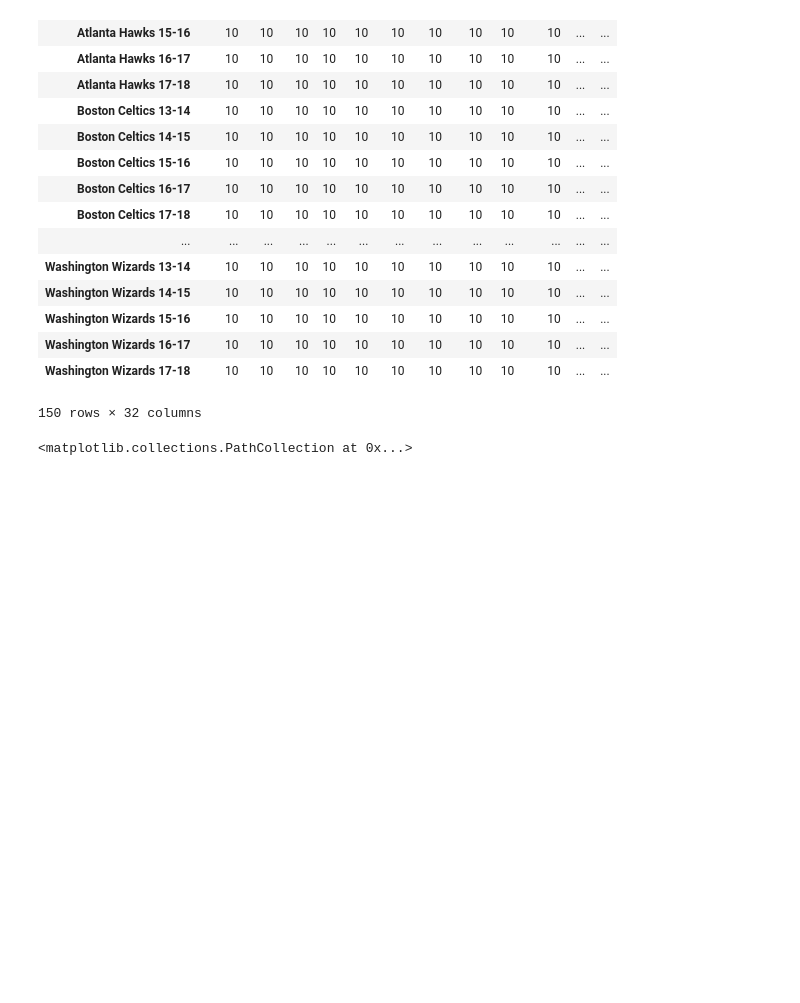
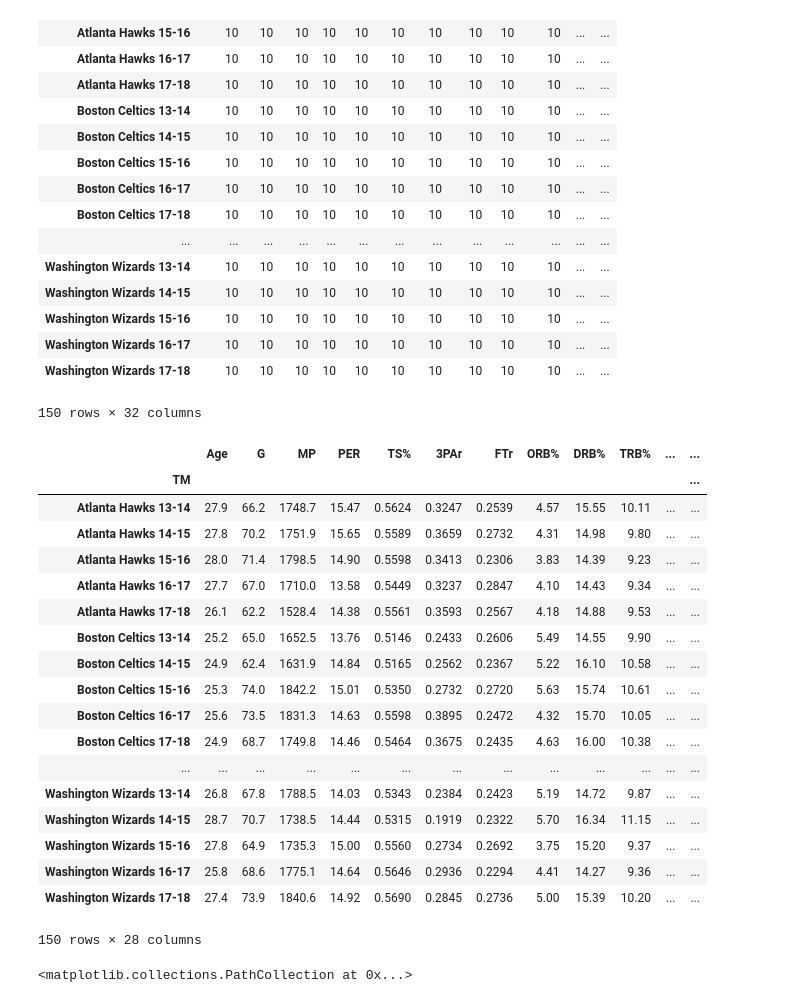
Before and after one commit to dmacUT/nba-final4-projections, a Jupyter notebook: ThursdayPlayer.ipynb, the cells around one changed output. Drawn from its saved outputs; the diff is of its cells as text; code cells hidden in the pictures; blank space fills up the shorter version.

```diff
--- a/ThursdayPlayer.ipynb
+++ b/ThursdayPlayer.ipynb
@@ -162,6 +162,30 @@ btg.groupby('TM').count()
 | Washington Wizards 16-17 | 10 | 10 | 10 | 10 | 10 | 10 | 10 | 10 | 10 | 10 | ... | ... |
 | Washington Wizards 17-18 | 10 | 10 | 10 | 10 | 10 | 10 | 10 | 10 | 10 | 10 | ... | ... |
 150 rows × 32 columns
+# %%
+btgm = btg.groupby('TM').mean()
+# %%
+btgm
+# %% [output]
+|  | Age | G | MP | PER | TS% | 3PAr | FTr | ORB% | DRB% | TRB% | ... | ... |
+| TM |  |  |  |  |  |  |  |  |  |  |  | ... |
+| Atlanta Hawks 13-14 | 27.9 | 66.2 | 1748.7 | 15.47 | 0.5624 | 0.3247 | 0.2539 | 4.57 | 15.55 | 10.11 | ... | ... |
+| Atlanta Hawks 14-15 | 27.8 | 70.2 | 1751.9 | 15.65 | 0.5589 | 0.3659 | 0.2732 | 4.31 | 14.98 | 9.80 | ... | ... |
+| Atlanta Hawks 15-16 | 28.0 | 71.4 | 1798.5 | 14.90 | 0.5598 | 0.3413 | 0.2306 | 3.83 | 14.39 | 9.23 | ... | ... |
+| Atlanta Hawks 16-17 | 27.7 | 67.0 | 1710.0 | 13.58 | 0.5449 | 0.3237 | 0.2847 | 4.10 | 14.43 | 9.34 | ... | ... |
+| Atlanta Hawks 17-18 | 26.1 | 62.2 | 1528.4 | 14.38 | 0.5561 | 0.3593 | 0.2567 | 4.18 | 14.88 | 9.53 | ... | ... |
+| Boston Celtics 13-14 | 25.2 | 65.0 | 1652.5 | 13.76 | 0.5146 | 0.2433 | 0.2606 | 5.49 | 14.55 | 9.90 | ... | ... |
+| Boston Celtics 14-15 | 24.9 | 62.4 | 1631.9 | 14.84 | 0.5165 | 0.2562 | 0.2367 | 5.22 | 16.10 | 10.58 | ... | ... |
+| Boston Celtics 15-16 | 25.3 | 74.0 | 1842.2 | 15.01 | 0.5350 | 0.2732 | 0.2720 | 5.63 | 15.74 | 10.61 | ... | ... |
+| Boston Celtics 16-17 | 25.6 | 73.5 | 1831.3 | 14.63 | 0.5598 | 0.3895 | 0.2472 | 4.32 | 15.70 | 10.05 | ... | ... |
+| Boston Celtics 17-18 | 24.9 | 68.7 | 1749.8 | 14.46 | 0.5464 | 0.3675 | 0.2435 | 4.63 | 16.00 | 10.38 | ... | ... |
+| ... | ... | ... | ... | ... | ... | ... | ... | ... | ... | ... | ... | ... |
+| Washington Wizards 13-14 | 26.8 | 67.8 | 1788.5 | 14.03 | 0.5343 | 0.2384 | 0.2423 | 5.19 | 14.72 | 9.87 | ... | ... |
+| Washington Wizards 14-15 | 28.7 | 70.7 | 1738.5 | 14.44 | 0.5315 | 0.1919 | 0.2322 | 5.70 | 16.34 | 11.15 | ... | ... |
+| Washington Wizards 15-16 | 27.8 | 64.9 | 1735.3 | 15.00 | 0.5560 | 0.2734 | 0.2692 | 3.75 | 15.20 | 9.37 | ... | ... |
+| Washington Wizards 16-17 | 25.8 | 68.6 | 1775.1 | 14.64 | 0.5646 | 0.2936 | 0.2294 | 4.41 | 14.27 | 9.36 | ... | ... |
+| Washington Wizards 17-18 | 27.4 | 73.9 | 1840.6 | 14.92 | 0.5690 | 0.2845 | 0.2736 | 5.00 | 15.39 | 10.20 | ... | ... |
+150 rows × 28 columns
 # %%
 btg = btg.drop(['PLAYER','Year'], axis=1)
 # %%
```
Also changed, not shown: parts of 14 cells of this notebook, 3 other files.
